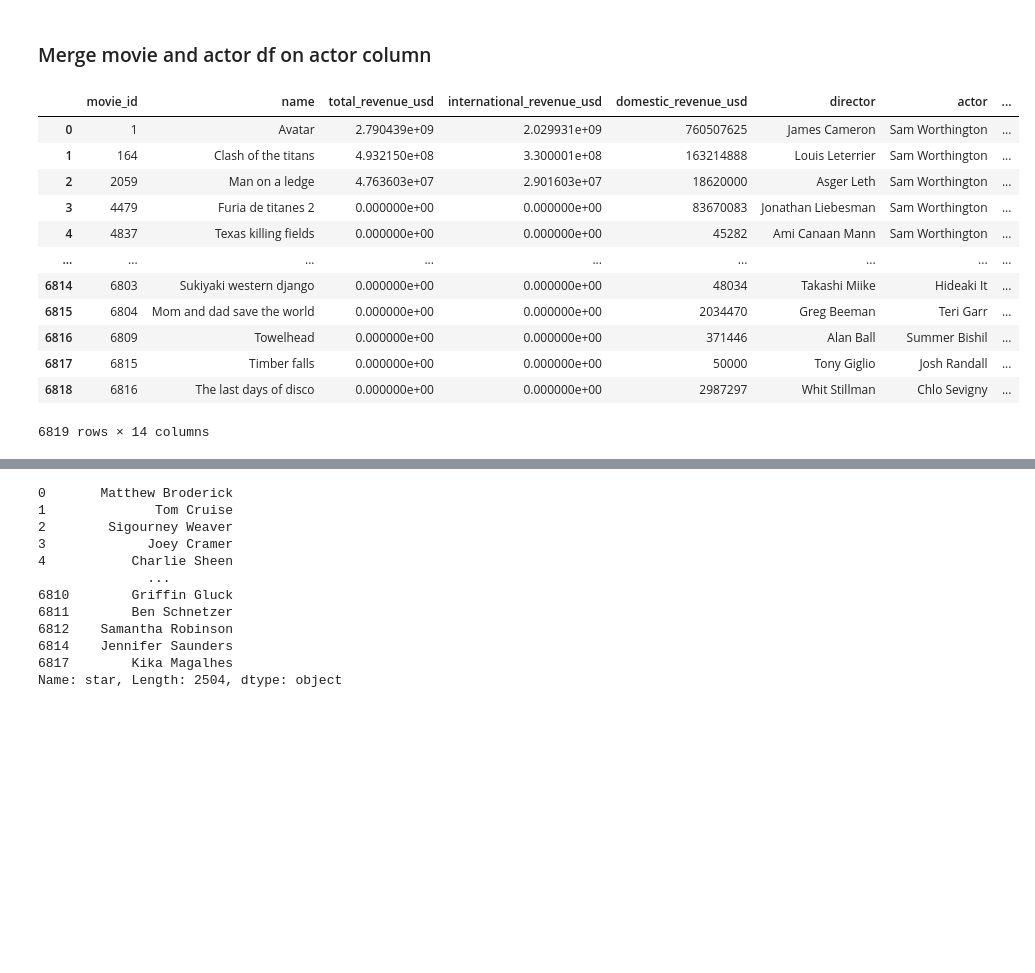
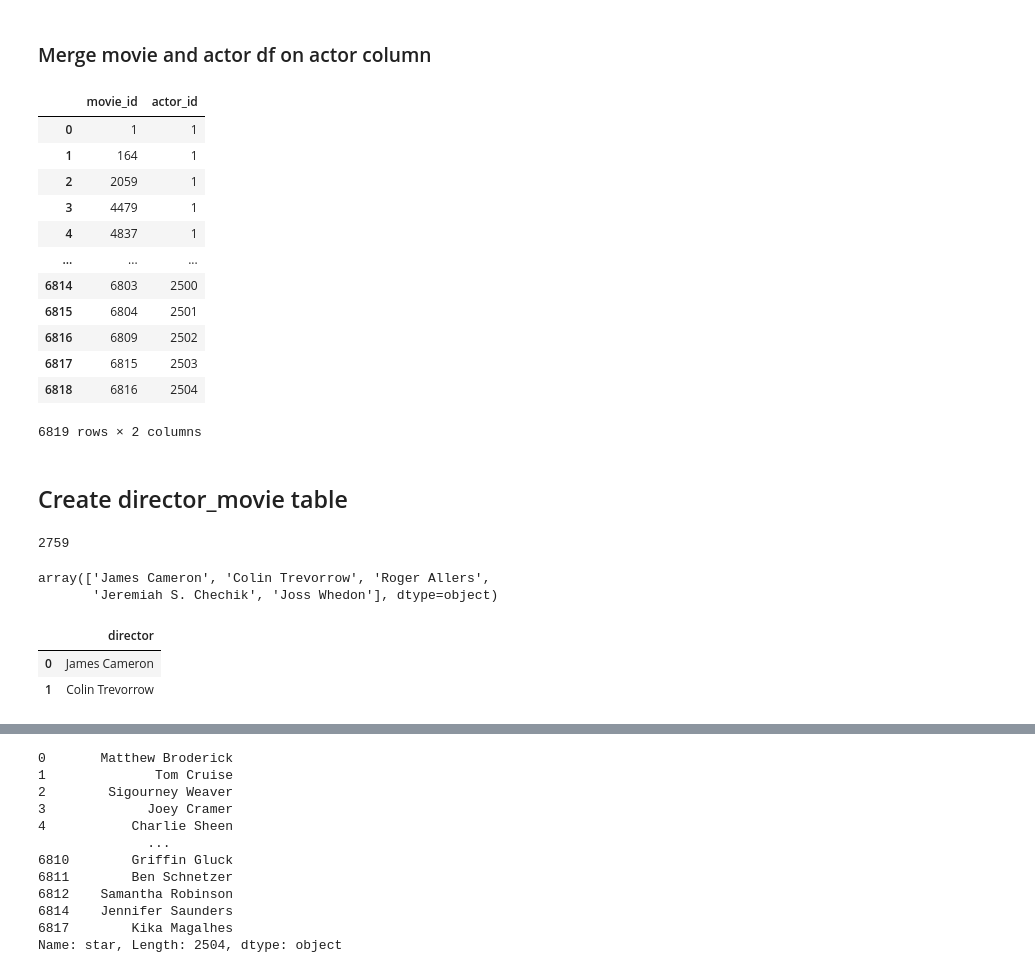
Before and after one commit to IrinaUX/Group7-ETL-Project, a Jupyter notebook: ETL_final.ipynb, the cells around one changed output, grey strips where cells are left out. Cells and saved outputs as stored; diff of their text form; code cells hidden in the pictures; blank space fills up the shorter version.

Commit message:
Add movie_director table.

```diff
--- a/ETL_final.ipynb
+++ b/ETL_final.ipynb
@@ -657,3 +640,0 @@ actor.reset_index()
-# %%
-actor.rename(columns={'index': 'actor_id'}, inplace=True)
-actor.head()
@@ -674,19 +648,20 @@ len(actor)
 # combine movie and tables
 movie_actor = pd.merge(movies, actor, how='outer', on="actor")
 # %%
-# Extract on
-movie_actor = movie_actor()
+# Extract only movie_id and actor_id columns
+movie_actor = movie_actor[['movie_id', 'actor_id']]
+movie_actor
 # %% [output]
-|  | movie_id | name | total_revenue_usd | international_revenue_usd | domestic_revenue_usd | director | actor | ... |
-| 0 | 1 | Avatar | 2.790439e+09 | 2.029931e+09 | 760507625 | James Cameron | Sam Worthington | ... |
-| 1 | 164 | Clash of the titans | 4.932150e+08 | 3.300001e+08 | 163214888 | Louis Leterrier | Sam Worthington | ... |
-| 2 | 2059 | Man on a ledge | 4.763603e+07 | 2.901603e+07 | 18620000 | Asger Leth | Sam Worthington | ... |
-| 3 | 4479 | Furia de titanes 2 | 0.000000e+00 | 0.000000e+00 | 83670083 | Jonathan Liebesman | Sam Worthington | ... |
-| 4 | 4837 | Texas killing fields | 0.000000e+00 | 0.000000e+00 | 45282 | Ami Canaan Mann | Sam Worthington | ... |
-| ... | ... | ... | ... | ... | ... | ... | ... | ... |
-| 6814 | 6803 | Sukiyaki western django | 0.000000e+00 | 0.000000e+00 | 48034 | Takashi Miike | Hideaki It | ... |
-| 6815 | 6804 | Mom and dad save the world | 0.000000e+00 | 0.000000e+00 | 2034470 | Greg Beeman | Teri Garr | ... |
-| 6816 | 6809 | Towelhead | 0.000000e+00 | 0.000000e+00 | 371446 | Alan Ball | Summer Bishil | ... |
-| 6817 | 6815 | Timber falls | 0.000000e+00 | 0.000000e+00 | 50000 | Tony Giglio | Josh Randall | ... |
-| 6818 | 6816 | The last days of disco | 0.000000e+00 | 0.000000e+00 | 2987297 | Whit Stillman | Chlo Sevigny | ... |
+|  | movie_id | actor_id |
+| 0 | 1 | 1 |
+| 1 | 164 | 1 |
+| 2 | 2059 | 1 |
+| 3 | 4479 | 1 |
+| 4 | 4837 | 1 |
+| ... | ... | ... |
+| 6814 | 6803 | 2500 |
+| 6815 | 6804 | 2501 |
+| 6816 | 6809 | 2502 |
+| 6817 | 6815 | 2503 |
+| 6818 | 6816 | 2504 |
-6819 rows × 14 columns
+6819 rows × 2 columns
@@ -692,0 +671,20 @@ movie_actor = movie_actor()
+# %% [markdown]
+## Create director_movie table
+# %%
+# Save star_actor data into a separate table
+director = movies['director'].unique()
+len(director)
+# %% [output]
+2759
+# %%
+director[:5]
+# %% [output]
+array(['James Cameron', 'Colin Trevorrow', 'Roger Allers',
+       'Jeremiah S. Chechik', 'Joss Whedon'], dtype=object)
+# %%
+director = pd.DataFrame({'director': director})
+director.head(2)
+# %% [output]
+|  | director |
+| 0 | James Cameron |
+| 1 | Colin Trevorrow |
```
Also changed, not shown: parts of 11 cells of this notebook.
